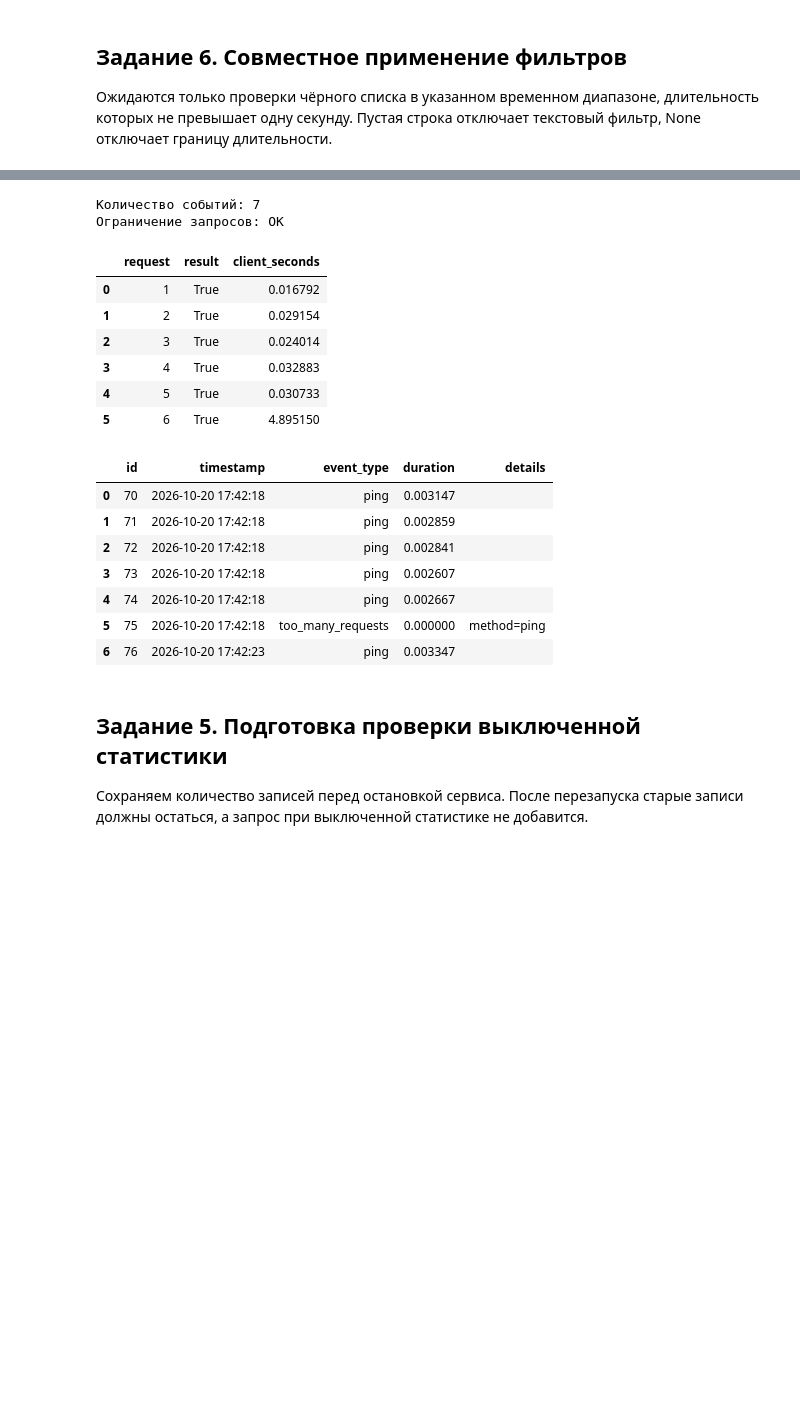
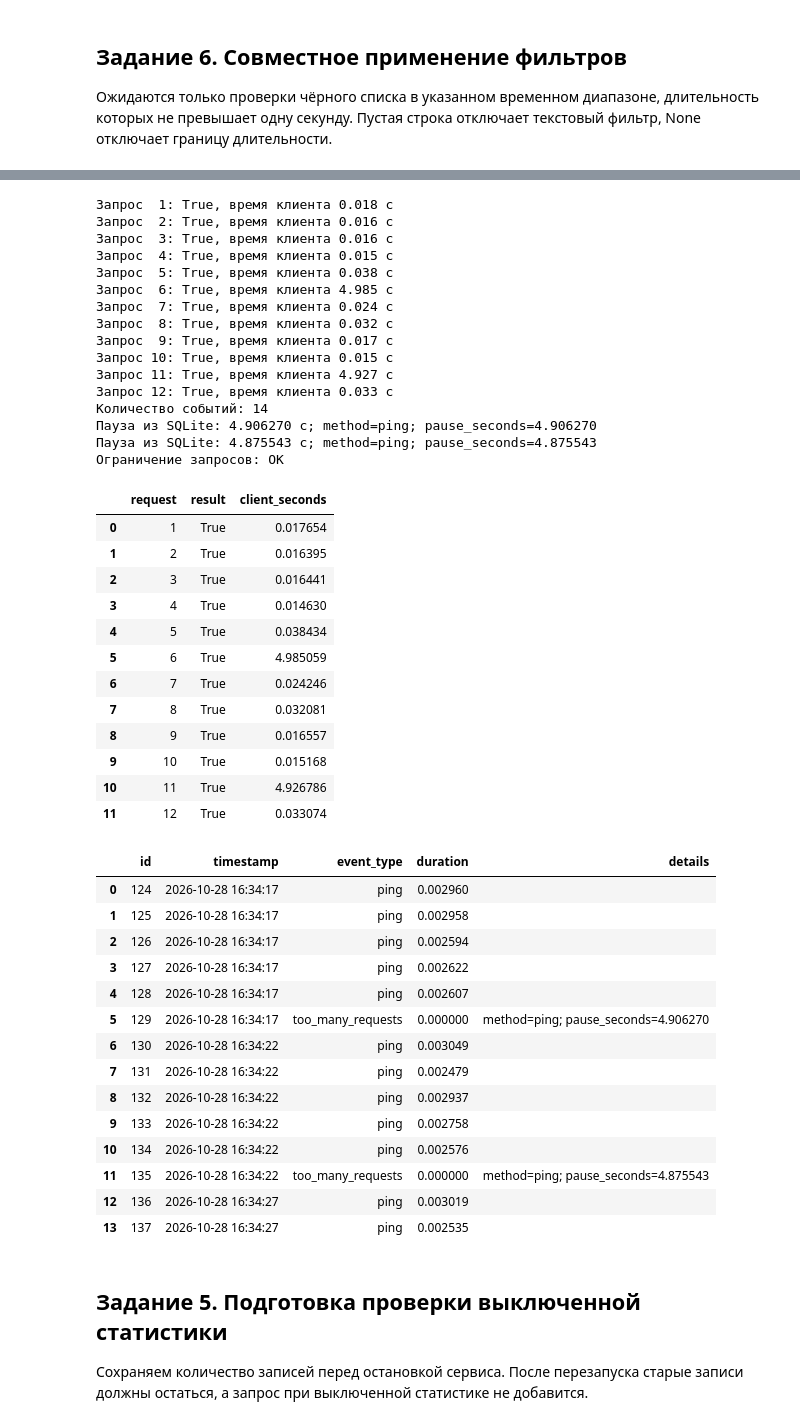
Before and after one commit to Kromobot/RSOI, a Jupyter notebook: xmlrpc_client.ipynb, the cells around one changed output, grey strips where cells are left out. Drawn from its saved outputs; the diff is of its cells as text; code cells hidden in the pictures; blank space fills up the shorter version.

Commit message:
ЛР3: 12 запросов и запись фактического времени пауз

```diff
--- a/xmlrpc_client.ipynb
+++ b/xmlrpc_client.ipynb
@@ -332,44 +343,85 @@ too_many_requests и шесть событий ping. Запросы других
 # %%
 time.sleep(5)
 events_before_limit = statistics_service.get_events()
 last_event_id = max((event['id'] for event in events_before_limit), default=0)
 request_results = []
-for request_number in range(1, 7):
+for request_number in range(1, 13):
     started_at = time.perf_counter()
     result = main_service.ping()
+    client_seconds = time.perf_counter() - started_at
+    print(f'Запрос {request_number:2}: {result}, время клиента {client_seconds:.3f} с')
     request_results.append({
         'request': request_number,
         'result': result,
-        'client_seconds': time.perf_counter() - started_at,
+        'client_seconds': client_seconds,
     })
 display(pd.DataFrame(request_results))
 limit_events = [event for event in statistics_service.get_events() if event['id'] > last_event_id]
 show_events(limit_events)
+
+# Фактическая пауза читается из базы, отдельно от времени выполнения ping.
+pause_events = [event for event in limit_events if event['event_type'] == 'too_many_requests']
+pause_durations = []
+for event in pause_events:
+    pause_seconds = float(event['details'].split('pause_seconds=')[1])
+    pause_durations.append(pause_seconds)
+    print(f"Пауза из SQLite: {pause_seconds:.6f} с; {event['details']}")
+
 limit_ok = (
     all(request['result'] for request in request_results)
-    and sum(event['event_type'] == 'too_many_requests' for event in limit_events) == 1
-    and sum(event['event_type'] == 'ping' for event in limit_events) == 6
-    and request_results[-1]['client_seconds'] >= 4.0
+    and len(pause_events) >= 2
+    and sum(event['event_type'] == 'ping' for event in limit_events) == 12
+    and all(pause > 0 for pause in pause_durations)
+    and sum(pause >= 4.0 for pause in pause_durations) >= 2
+    and request_results[5]['client_seconds'] >= 4.0
+    and request_results[10]['client_seconds'] >= 4.0
 )
 print('Ограничение запросов:', 'OK' if limit_ok else 'Проверьте таблицу и настройки прокси')
 # %% [output]
-Количество событий: 7
+Запрос  1: True, время клиента 0.018 с
+Запрос  2: True, время клиента 0.016 с
+Запрос  3: True, время клиента 0.016 с
+Запрос  4: True, время клиента 0.015 с
+Запрос  5: True, время клиента 0.038 с
+Запрос  6: True, время клиента 4.985 с
+Запрос  7: True, время клиента 0.024 с
+Запрос  8: True, время клиента 0.032 с
+Запрос  9: True, время клиента 0.017 с
+Запрос 10: True, время клиента 0.015 с
+Запрос 11: True, время клиента 4.927 с
+Запрос 12: True, время клиента 0.033 с
+Количество событий: 14
+Пауза из SQLite: 4.906270 с; method=ping; pause_seconds=4.906270
+Пауза из SQLite: 4.875543 с; method=ping; pause_seconds=4.875543
 Ограничение запросов: OK
 |  | request | result | client_seconds |
-| 0 | 1 | True | 0.016792 |
-| 1 | 2 | True | 0.029154 |
-| 2 | 3 | True | 0.024014 |
-| 3 | 4 | True | 0.032883 |
-| 4 | 5 | True | 0.030733 |
-| 5 | 6 | True | 4.895150 |
+| 0 | 1 | True | 0.017654 |
+| 1 | 2 | True | 0.016395 |
+| 2 | 3 | True | 0.016441 |
+| 3 | 4 | True | 0.014630 |
+| 4 | 5 | True | 0.038434 |
+| 5 | 6 | True | 4.985059 |
+| 6 | 7 | True | 0.024246 |
+| 7 | 8 | True | 0.032081 |
+| 8 | 9 | True | 0.016557 |
+| 9 | 10 | True | 0.015168 |
+| 10 | 11 | True | 4.926786 |
+| 11 | 12 | True | 0.033074 |
 |  | id | timestamp | event_type | duration | details |
-| 0 | 70 | 2026-10-20 17:42:18 | ping | 0.003147 |  |
-| 1 | 71 | 2026-10-20 17:42:18 | ping | 0.002859 |  |
-| 2 | 72 | 2026-10-20 17:42:18 | ping | 0.002841 |  |
-| 3 | 73 | 2026-10-20 17:42:18 | ping | 0.002607 |  |
-| 4 | 74 | 2026-10-20 17:42:18 | ping | 0.002667 |  |
-| 5 | 75 | 2026-10-20 17:42:18 | too_many_requests | 0.000000 | method=ping |
-| 6 | 76 | 2026-10-20 17:42:23 | ping | 0.003347 |  |
+| 0 | 124 | 2026-10-28 16:34:17 | ping | 0.002960 |  |
+| 1 | 125 | 2026-10-28 16:34:17 | ping | 0.002958 |  |
+| 2 | 126 | 2026-10-28 16:34:17 | ping | 0.002594 |  |
+| 3 | 127 | 2026-10-28 16:34:17 | ping | 0.002622 |  |
+| 4 | 128 | 2026-10-28 16:34:17 | ping | 0.002607 |  |
+| 5 | 129 | 2026-10-28 16:34:17 | too_many_requests | 0.000000 | method=ping; pause_seconds=4.906270 |
+| 6 | 130 | 2026-10-28 16:34:22 | ping | 0.003049 |  |
+| 7 | 131 | 2026-10-28 16:34:22 | ping | 0.002479 |  |
+| 8 | 132 | 2026-10-28 16:34:22 | ping | 0.002937 |  |
+| 9 | 133 | 2026-10-28 16:34:22 | ping | 0.002758 |  |
+| 10 | 134 | 2026-10-28 16:34:22 | ping | 0.002576 |  |
+| 11 | 135 | 2026-10-28 16:34:22 | too_many_requests | 0.000000 | method=ping; pause_seconds=4.875543 |
+| 12 | 136 | 2026-10-28 16:34:27 | ping | 0.003019 |  |
+| 13 | 137 | 2026-10-28 16:34:27 | ping | 0.002535 |  |
 # %% [markdown]
 ## Задание 5. Подготовка проверки выключенной статистики
 
```
Also changed, not shown: parts of 8 cells of this notebook, 4 other files.
